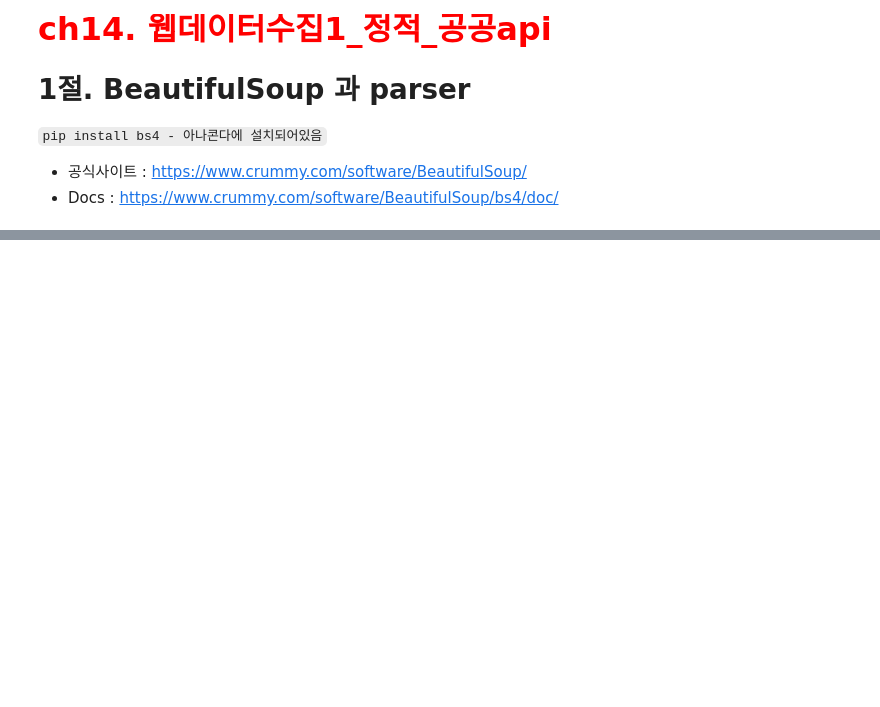
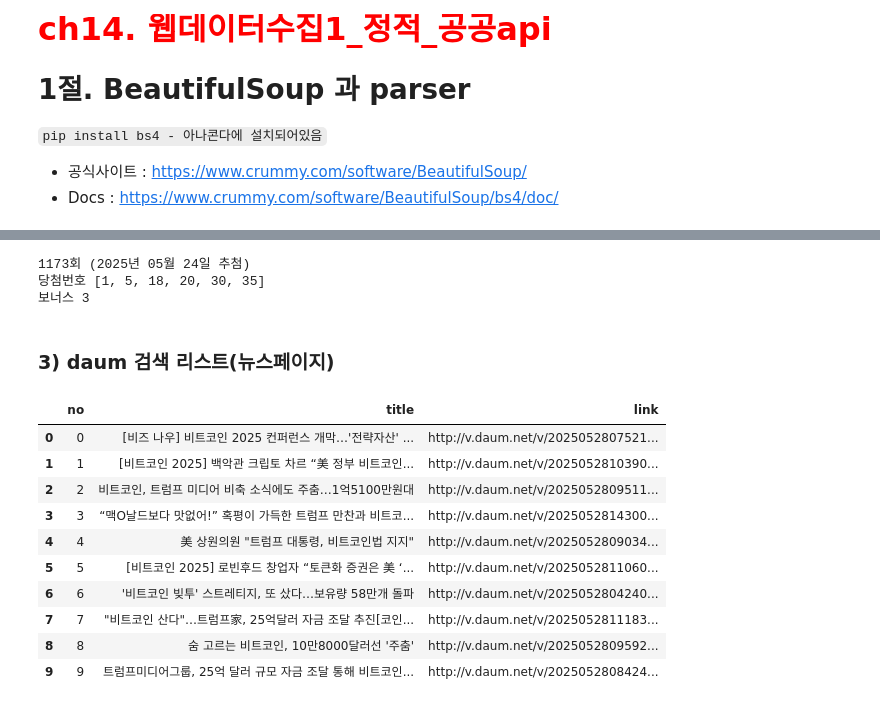
Before and after one commit to jsa3338/AI-X, a Jupyter notebook: source/01_python/ch14_웹데이터수집1_정적_공공api.ipynb, the cells around one changed output, grey strips where cells are left out. Saved outputs shown, nothing was run; the diff lists cells and outputs as text; code cells hidden in the pictures; blank space fills up the shorter version.

```diff
--- a/source/01_python/ch14_웹데이터수집1_정적_공공api.ipynb
+++ b/source/01_python/ch14_웹데이터수집1_정적_공공api.ipynb
@@ -22,0 +229,16 @@ table.dataframe{font-size:12px;}
+# %%
+# 분석
+# title => h3.h_lst > span.blind
+# price => div.head_info > span.value
+# unit => div.head_info > span > span.blind
+# status => div.head_info > span.blind
+title = soup.select('h3.h_lst > span.blind')
+title = [t.text for t in title]
+price = soup.select('div.head_info > span.value')
+price = [float(p.text.replace(',','')) for p in price]
+unit = soup.select('div.head_info > span > span.blind')
+unit = [u.text for u in unit]
+unit.insert(7,'')  # 7번째인 달러인덱스에는 단위가 없어 빈값 삽입
+status = soup.select('div.head_info > span.blind')
+status = [s.text for s in status]
+status
@@ -22,0 +353,58 @@ table.dataframe{font-size:12px;}
+# %%
+# find, find_all 이용
+# 사이트 분석
+# 회차 turn = div.win_result > h4 > strong
+# 날짜 date = div.win_result > p.desc'
+# 당첨번호 n_title = div.win > strong
+# nums = div.win > p > span
+# 보너스번호 b_title = div.bonus > strong
+# bonus = div.bonus > p > span
+turn = soup.find('div', class_='win_result').find('h4').find('strong').text
+date = soup.find('div', class_='win_result').find('p', class_='desc').text
+n_title = soup.find('div', class_='win').find('strong').text
+nums = soup.find('div', class_='win').find('p').find_all('span')
+num = [int(n.text) for n in nums]
+b_title = soup.find('div', class_='bonus').find('strong').text
+bonus = int(soup.find('div', class_='bonus').find('p').find('span').text)
+print(f'{turn} {date}')
+print(f'{n_title} {num}')
+print(f'{b_title} {bonus}')
+# %% [output]
+1173회 (2025년 05월 24일 추첨)
+당첨번호 [1, 5, 18, 20, 30, 35]
+보너스 3
+# %% [markdown]
+### 3) daum 검색 리스트(뉴스페이지)
+# %%
+# 방법 1-1. 딕셔너리 리스트
+import requests
+from bs4 import BeautifulSoup
+keyword = '비트코인'
+url = "https://search.daum.net/search?w=news&nil_search=btn&DA=NTB&enc=utf8&cluster=y&cluster_page=1&q="+keyword
+response = requests.get(url)
+soup = BeautifulSoup(response.text, 'html.parser')
+itmes_find_list = [] # 검색할 결과를 담을 딕셔너리 리스트
+# %%
+# 사이트 분석
+# 제목 title = div.item-title > a
+titles = soup.select('div.item-title > strong.tit-g.clamp-g > a')
+itmes_find_list = []
+for i, title in enumerate(titles):
+    itmes_find_list.append({'no': i,
+                            'title' : title.text,
+                            'link' : title.attrs['href']})
+
+import pandas as pd
+pd.DataFrame(itmes_find_list)
+# %% [output]
+|  | no | title | link |
+| 0 | 0 | [비즈 나우] 비트코인 2025 컨퍼런스 개막…'전략자산' ... | http://v.daum.net/v/2025052807521... |
+| 1 | 1 | [비트코인 2025] 백악관 크립토 차르 “美 정부 비트코인... | http://v.daum.net/v/2025052810390... |
+| 2 | 2 | 비트코인, 트럼프 미디어 비축 소식에도 주춤…1억5100만원대 | http://v.daum.net/v/2025052809511... |
+| 3 | 3 | “맥O날드보다 맛없어!” 혹평이 가득한 트럼프 만찬과 비트코... | http://v.daum.net/v/2025052814300... |
+| 4 | 4 | 美 상원의원 "트럼프 대통령, 비트코인법 지지" | http://v.daum.net/v/2025052809034... |
+| 5 | 5 | [비트코인 2025] 로빈후드 창업자 “토큰화 증권은 美 ‘... | http://v.daum.net/v/2025052811060... |
+| 6 | 6 | '비트코인 빚투' 스트레티지, 또 샀다…보유량 58만개 돌파 | http://v.daum.net/v/2025052804240... |
+| 7 | 7 | "비트코인 산다"…트럼프家, 25억달러 자금 조달 추진[코인... | http://v.daum.net/v/2025052811183... |
+| 8 | 8 | 숨 고르는 비트코인, 10만8000달러선 '주춤' | http://v.daum.net/v/2025052809592... |
+| 9 | 9 | 트럼프미디어그룹, 25억 달러 규모 자금 조달 통해 비트코인... | http://v.daum.net/v/2025052808424... |
```
Also changed, not shown: parts of 42 cells of this notebook, 3 other files.
